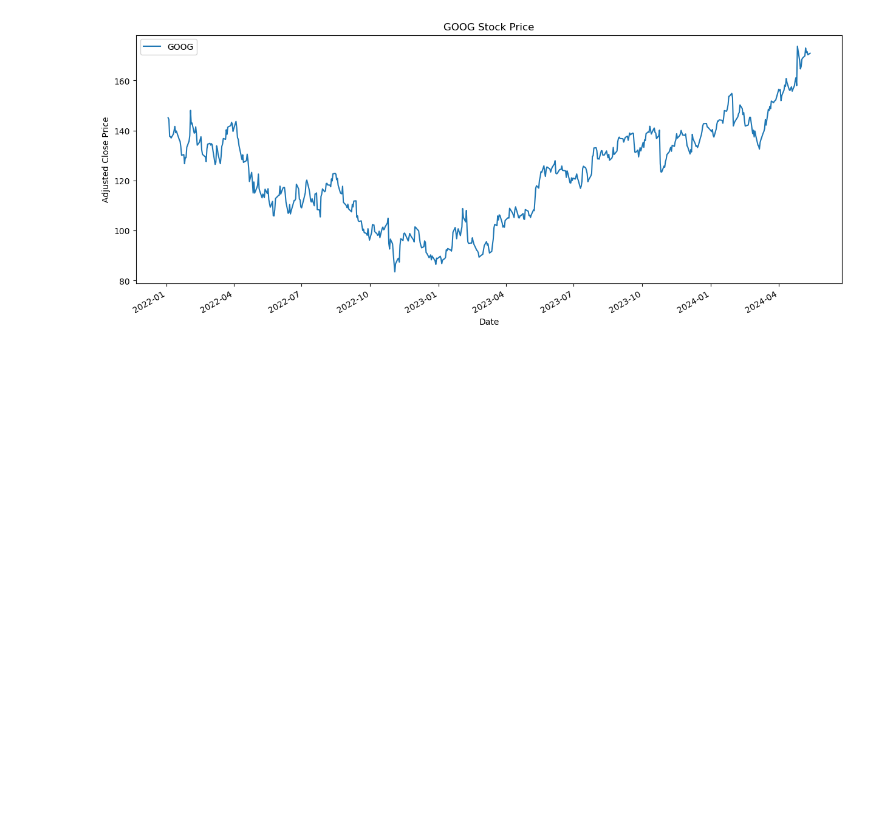
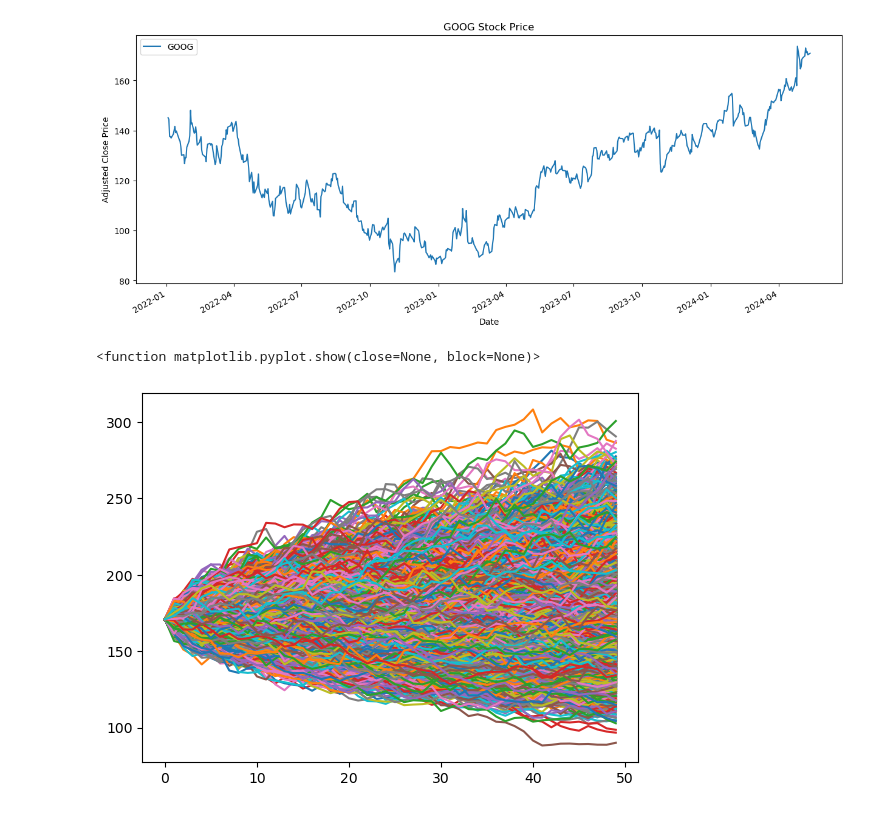
Before and after one commit to mburley127/MonteCarlo, a Jupyter notebook: LeastSquaresMC/LSMC.ipynb, the cells around one changed output. Drawn from its saved outputs; the diff is of its cells as text; code cells hidden in the pictures; blank space fills up the shorter version.

Commit message:
Paths function completed

```diff
--- a/LeastSquaresMC/LSMC.ipynb
+++ b/LeastSquaresMC/LSMC.ipynb
@@ -37,0 +32,29 @@ plt.show()
+# %%
+### Function Calls to Compute Daily Log Returns (Brownian Motion) and Generate Paths
+# Compute Daily Returns
+days = 50           # Projecting out 50 days
+trials = 10000      # Total trials
+daily_rets = daily_returns(stock_data, days, trials, return_type = 'log')
+#daily_rets
+
+# Generate Price Paths
+def price_paths(data, daily_returns):
+    # Initialize array with the same shape as daily_returns but filled with zeros
+    price_paths = np.zeros_like(daily_returns)
+    # Set initial value of price paths to the last value in the stock prices df
+    price_paths[0] = data.iloc[-1]
+
+    # Loop over the price paths array and compute the price at each time step (t) based on the previous price (price_paths[t-1]) and the
+    # corresponding daily return (daily_returns[t])
+    for t in range(1, days):
+        price_paths[t] = price_paths[t-1]*daily_returns[t]
+
+    return price_paths
+
+# Call and Plot each of the 10000 price paths over the 50 day span
+paths = price_paths(stock_data, daily_rets)
+plt.plot(paths)
+plt.show
+# %% [output]
+<function matplotlib.pyplot.show(close=None, block=None)>
+[figure, added]
```
Also changed, not shown: parts of 2 cells of this notebook.
